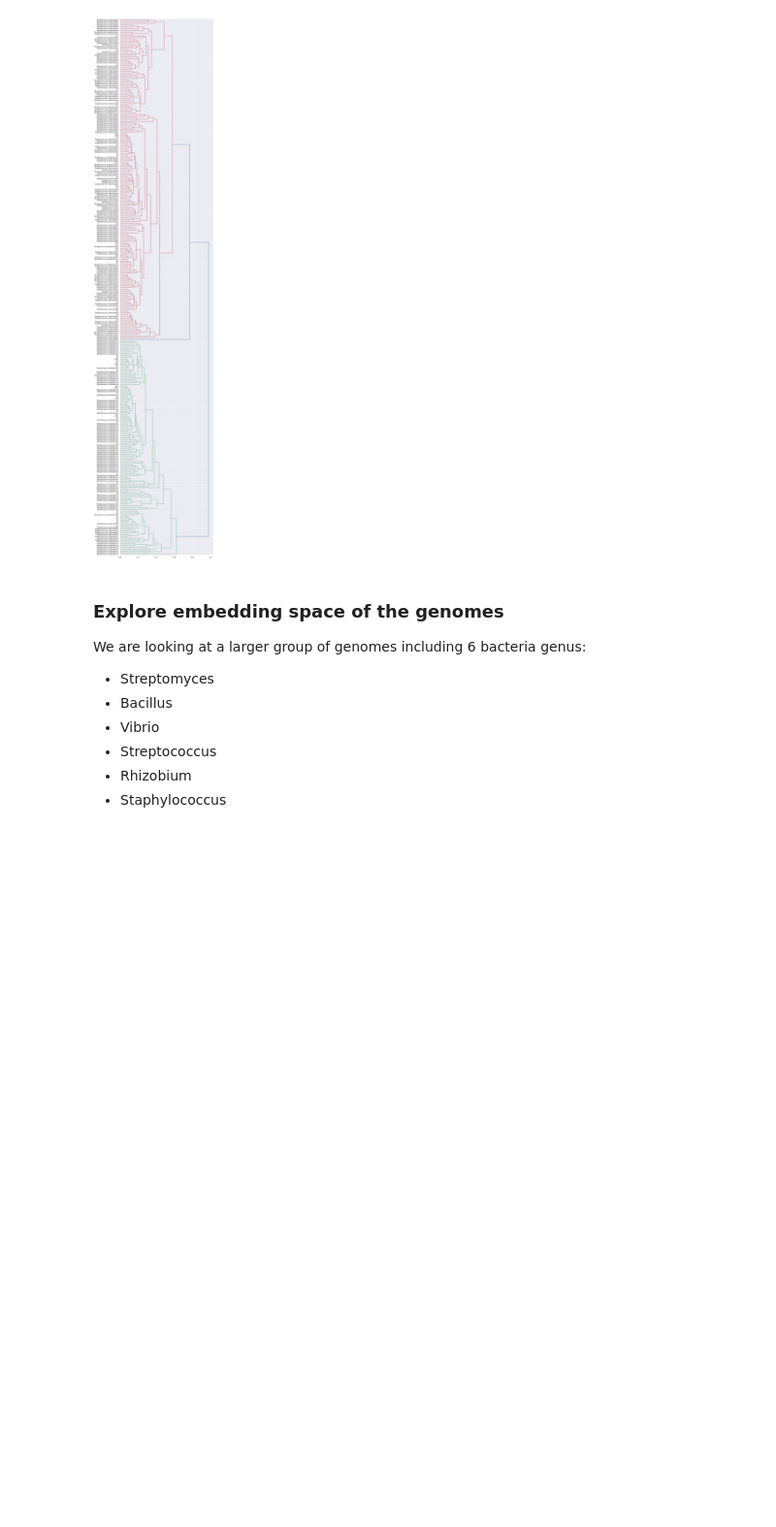
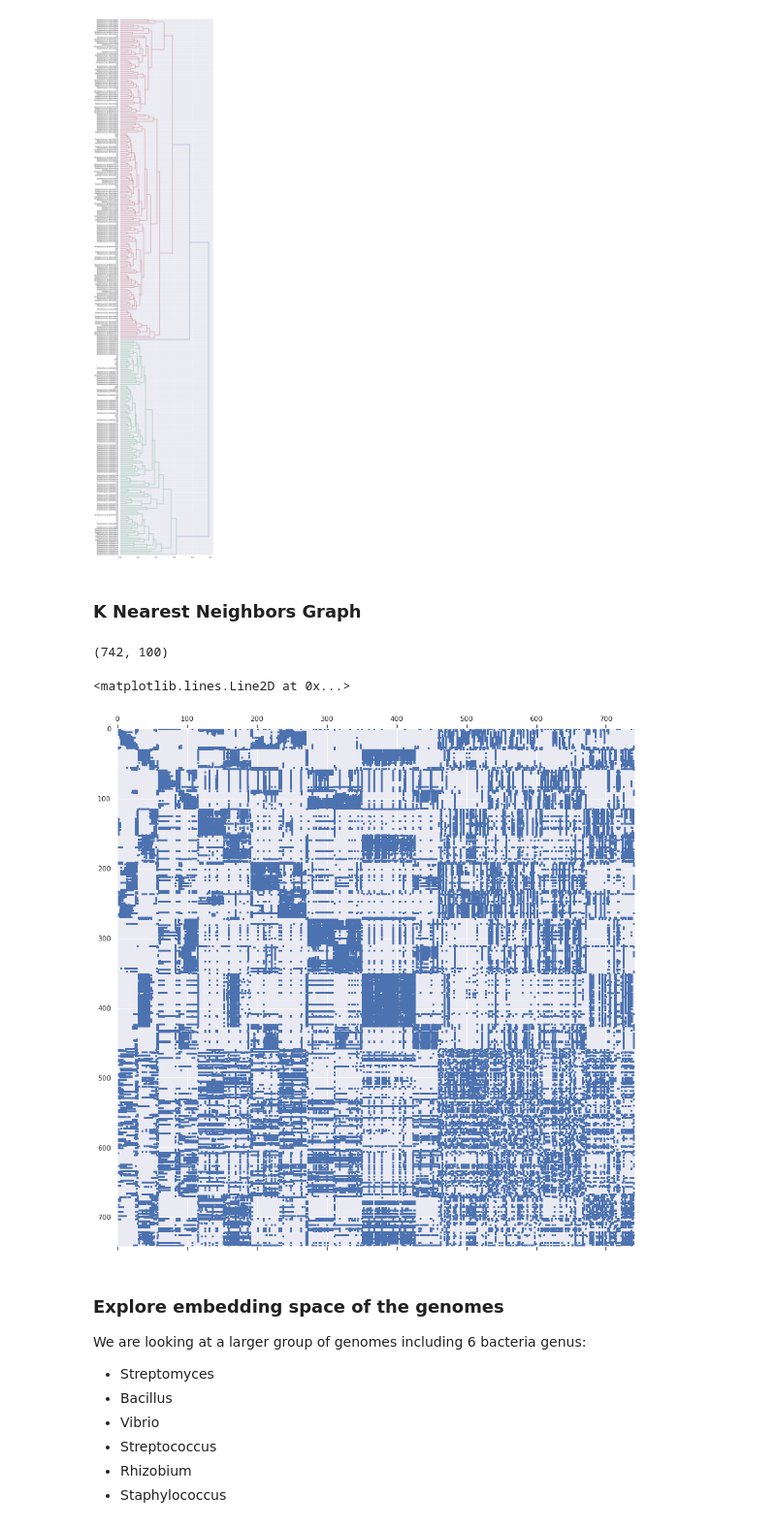
Before and after one commit to sergeman/fastai-genomic, a Jupyter notebook: ipynb/phylogenetic tree and distributed genome represenation.ipynb, the cells around one changed output. Shown at 97% size. Cells and saved outputs as stored; diff of their text form; code cells hidden in the pictures; blank space fills up the shorter version.

```diff
--- a/ipynb/phylogenetic tree and distributed genome represenation.ipynb
+++ b/ipynb/phylogenetic tree and distributed genome represenation.ipynb
@@ -149,6 +149,41 @@ htree = dendrogram(linked,
             show_leaf_counts=True)
 # %% [output]
 [figure]
+# %% [markdown]
+### K Nearest Neighbors Graph
+# %%
+from sklearn.cluster import AgglomerativeClustering
+from sklearn.neighbors import kneighbors_graph
+import time
+
+def log_scale(X):
+    x=np.asarray(X);e=1e-6
+    return np.log10(x+np.abs(x.min())+e)
+
+
+x=np.asarray(data.items)
+bad_fastas = np.where(np.mean(x,axis=1) == 0.)[0]
+X = np.delete(x, bad_fastas,0)
+labelList=[" ".join(i.split()[1:3]) for i in data.descriptions]
+labelList=np.delete(np.asarray(labelList), bad_fastas)
+y=labelList
+
+X_df=pd.DataFrame(data=X, index=labelList).sort_index()
+# %%
+X_df.shape
+# %% [output]
+(742, 100)
+# %%
+knn_graph = kneighbors_graph(X_df,100, include_self=False)
+# %%
+df=pd.DataFrame(data=knn_graph.toarray(),index=y, columns=y)
+# %%
+import scipy.sparse as sparse
+fig= plt.figure(figsize=(15,15))
+plt.spy(df,markersize=2)
+# %% [output]
+<matplotlib.lines.Line2D at 0x...>
+[figure, added]
 # %% [markdown]
 ### Explore embedding space of the genomes
 
```
Also changed, not shown: parts of 1 cell of this notebook, 1 other file.
